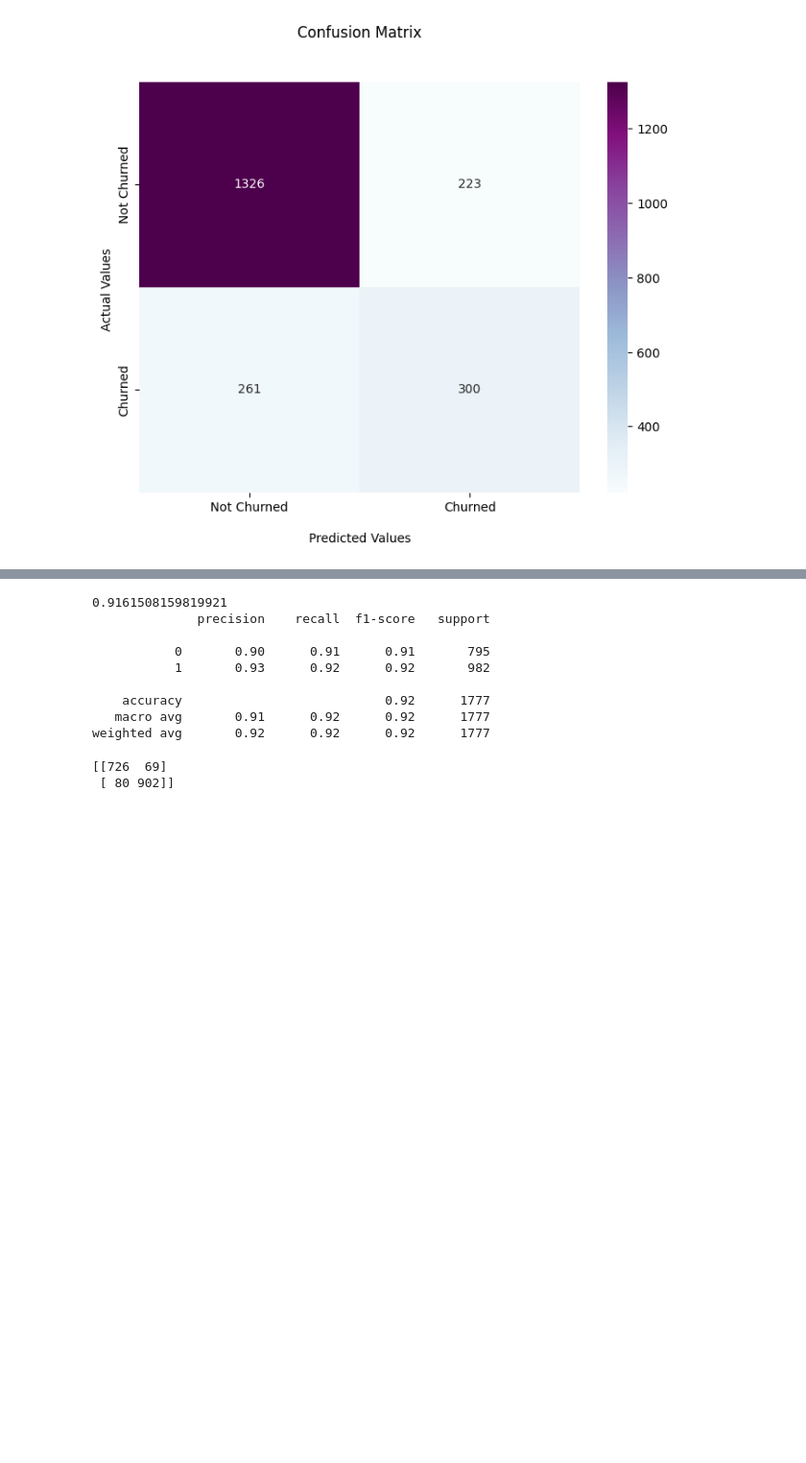
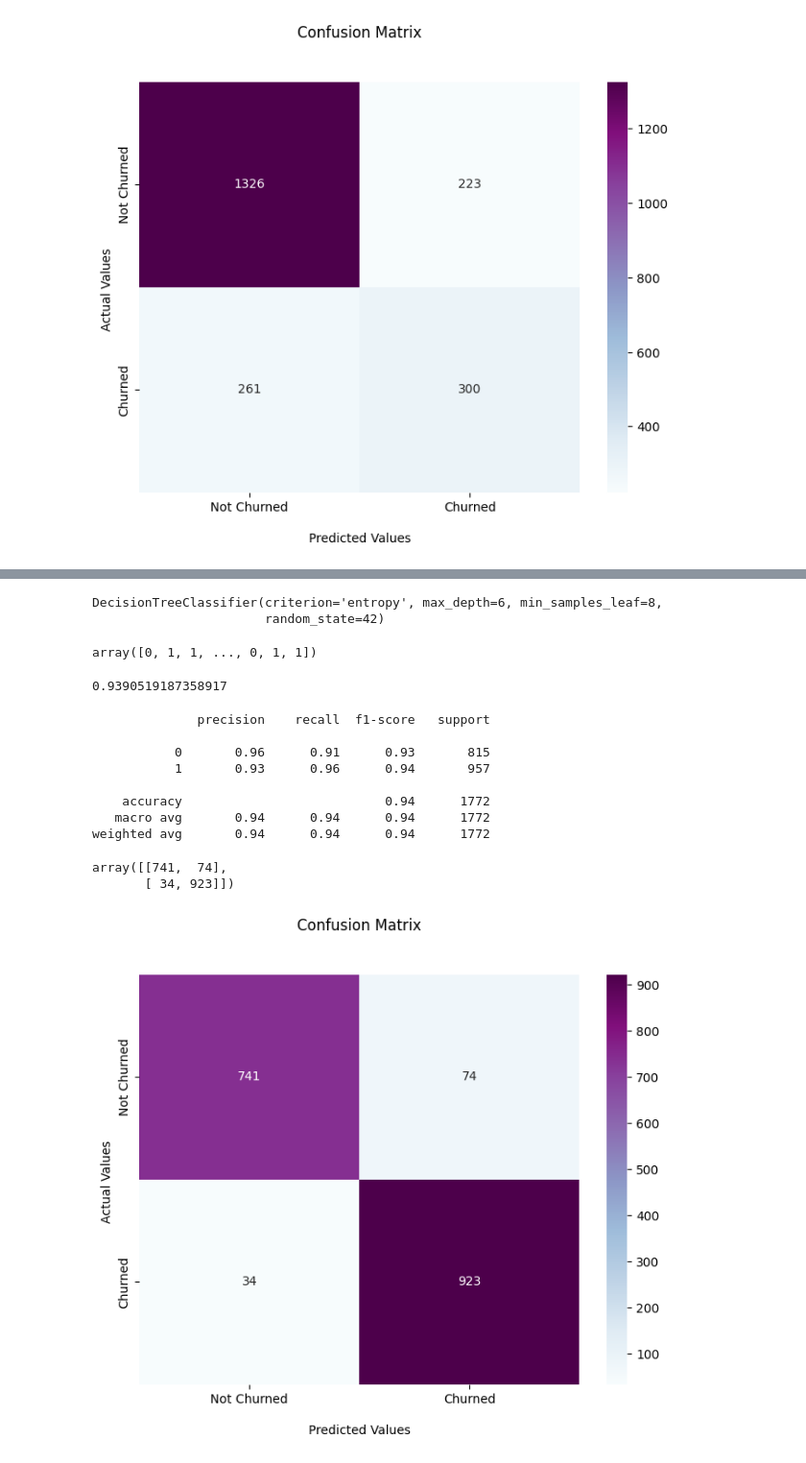
Before and after one commit to hariskhan-hk/Churn_pred, a Jupyter notebook: Decision_Tree_Classifier.ipynb, the cells around one changed output, grey strips where cells are left out. Shown: that part at 96% size. Drawn from its saved outputs; the diff is of its cells as text; code cells hidden in the pictures; blank space fills up the shorter version.

```diff
--- a/Decision_Tree_Classifier.ipynb
+++ b/Decision_Tree_Classifier.ipynb
@@ -126,24 +115,51 @@ xr_train,xr_test,yr_train,yr_test=train_test_split(X_resampled, y_resampled,test
 # %%
-model_dt_smote=DecisionTreeClassifier(criterion = "entropy",random_state = 42,max_depth=6, min_samples_leaf=8)
+model_dt_smote = DecisionTreeClassifier(criterion = "entropy", random_state = 42, max_depth=6, min_samples_leaf=8)
+model_dt_smote.fit(Xr_train, yr_train)
+# %% [output]
+DecisionTreeClassifier(criterion='entropy', max_depth=6, min_samples_leaf=8,
+                       random_state=42)
-# %%
-model_dt_smote.fit(xr_train,yr_train)
-yr_predict = model_dt_smote.predict(xr_test)
-model_score_r = model_dt_smote.score(xr_test, yr_test)
-print(model_score_r)
-print(metrics.classification_report(yr_test, yr_predict))
-# %% [output]
-0.9161508159819921
-              precision    recall  f1-score   support
-
-           0       0.90      0.91      0.91       795
-           1       0.93      0.92      0.92       982
-
-    accuracy                           0.92      1777
-   macro avg       0.91      0.92      0.92      1777
-weighted avg       0.92      0.92      0.92      1777
+# %%
+yr_predict = model_dt_smote.predict(Xr_test)
+yr_predict
+# %% [output]
+array([0, 1, 1, ..., 0, 1, 1])
+# %%
+#ACCURACY
+model_dt_smote.score(Xr_test, yr_test)
+# %% [output]
+0.9390519187358917
 # %%
-print(metrics.confusion_matrix(yr_test, yr_predict))
+print(classification_report(yr_test, yr_predict))
 # %% [output]
-[[726  69]
- [ 80 902]]
+              precision    recall  f1-score   support
+
+           0       0.96      0.91      0.93       815
+           1       0.93      0.96      0.94       957
+
+    accuracy                           0.94      1772
+   macro avg       0.94      0.94      0.94      1772
+weighted avg       0.94      0.94      0.94      1772
+# %%
+cm2 = confusion_matrix(yr_test, yr_predict)
+cm2
+# %% [output]
+array([[741,  74],
+       [ 34, 923]])
+# %%
+cm2 = np.array(cm2)
+plt.figure(figsize=(8, 6))
+ax = sns.heatmap(cm2, annot=True, cmap='BuPu', fmt='g')
+
+ax.set_title('Confusion Matrix\n\n');
+ax.set_xlabel('\nPredicted Values')
+ax.set_ylabel('Actual Values ');
+
+## Ticket labels - List must be in alphabetical order
+ax.xaxis.set_ticklabels(['Not Churned','Churned'])
+ax.yaxis.set_ticklabels(['Not Churned','Churned'])
+
+## Display the visualization of the Confusion Matrix.
+plt.show()
+# %% [output]
+[figure, added]
 # %% [markdown]
```
Also changed, not shown: parts of 14 cells of this notebook.
